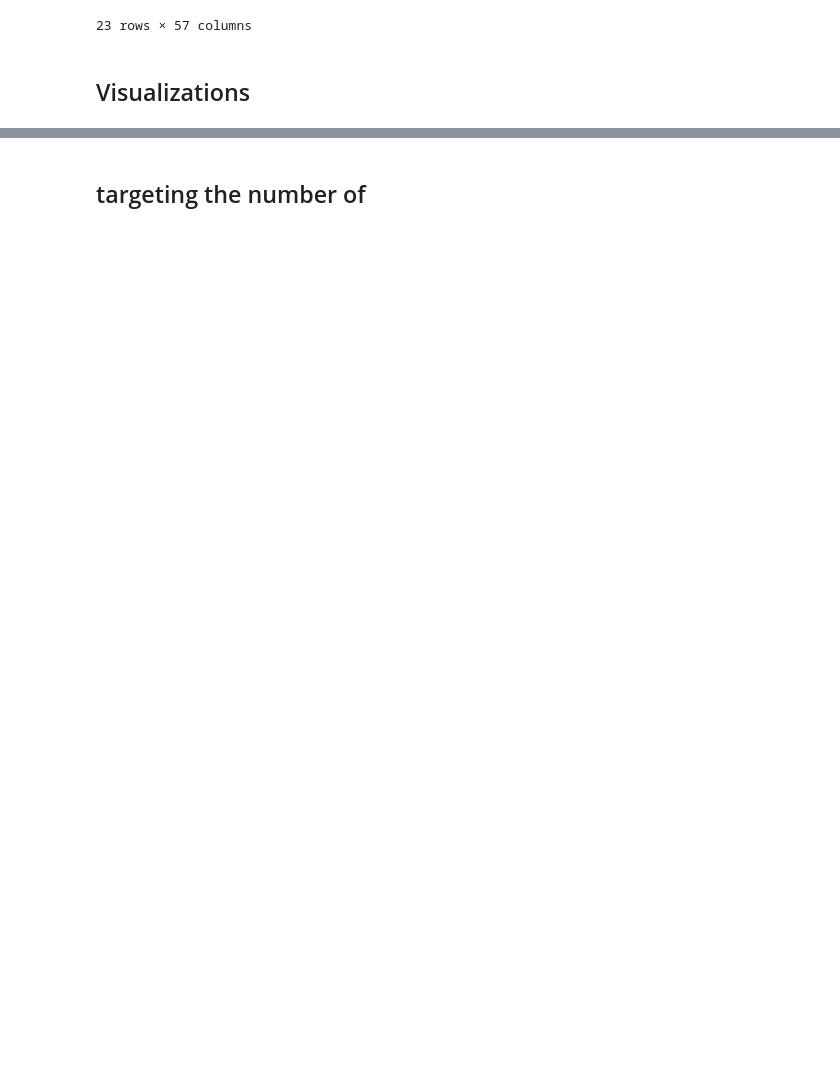
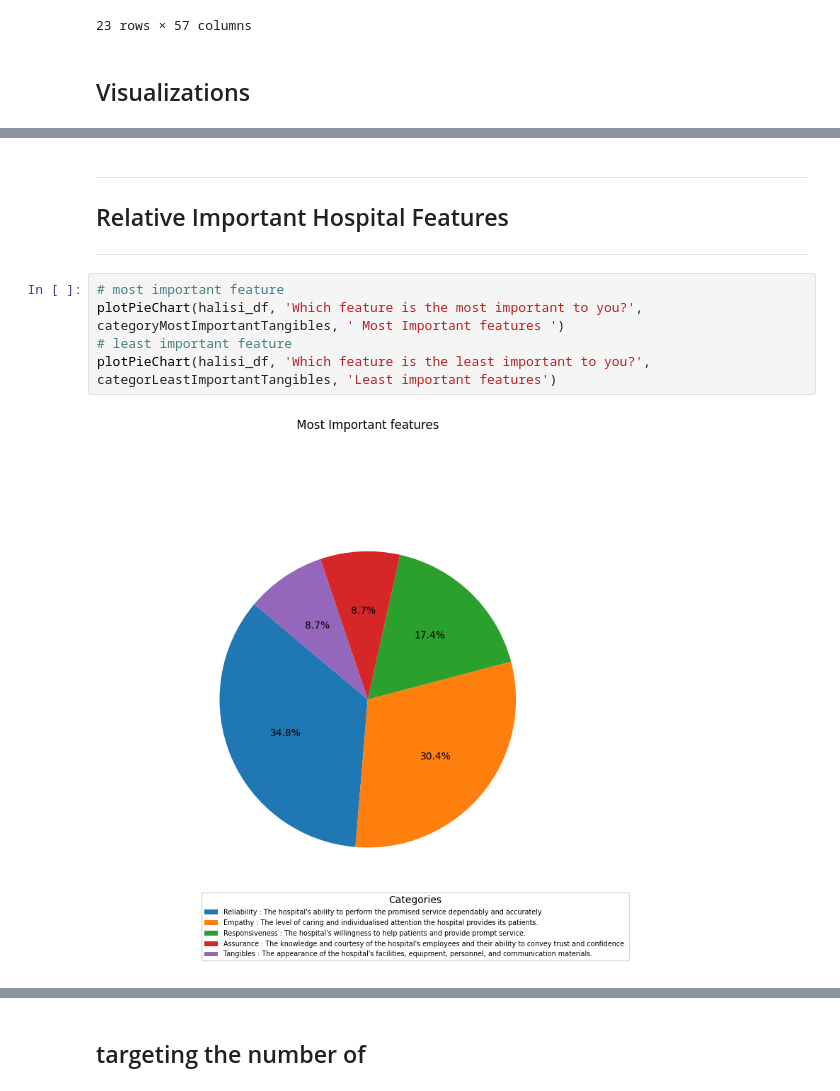
Before and after one commit to Lorraine254/pilotAnalysis, a Jupyter notebook: dataanalysis.ipynb, the cells around one changed output, grey strips where cells are left out. Cells and saved outputs as stored; diff of their text form; blank space fills up the shorter version.

```diff
--- a/dataanalysis.ipynb
+++ b/dataanalysis.ipynb
@@ -173,0 +252,13 @@ halisi_df
+# %% [markdown]
+<hr>
+
+## Relative Important Hospital Features
+
+<hr>
+# %%
+# most important feature
+plotPieChart(halisi_df, 'Which feature is the most important to you?', categoryMostImportantTangibles, ' Most Important features ')
+# least important feature
+plotPieChart(halisi_df, 'Which feature is the least important to you?', categorLeastImportantTangibles, 'Least important features')
+# %% [output]
+[figure, added]
```
Also changed, not shown: parts of 30 cells of this notebook.
